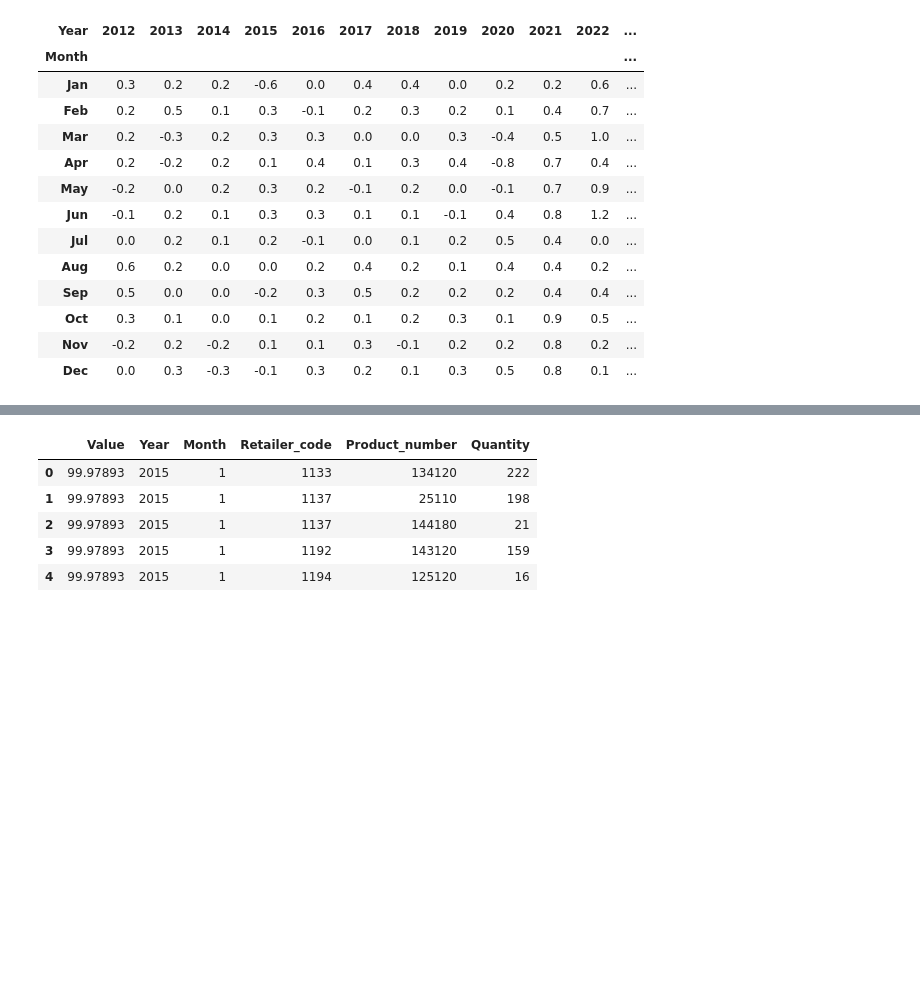
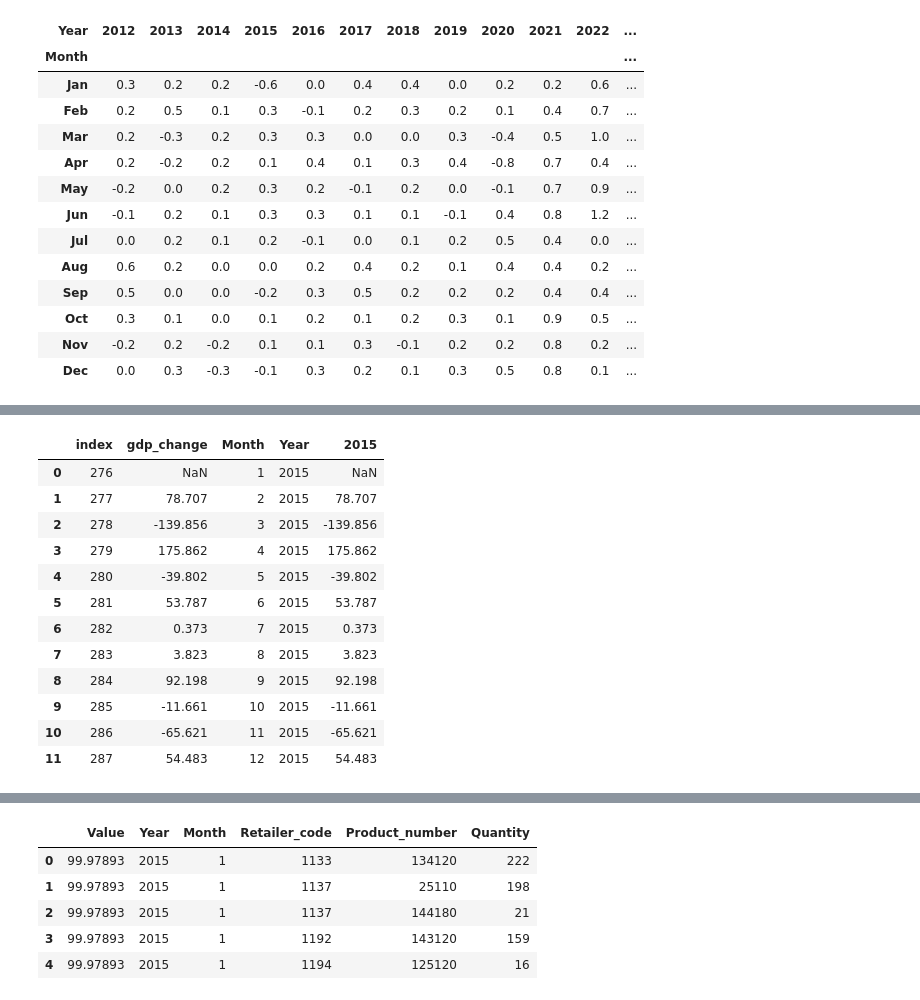
Before and after one commit to RenettaNelson/ADS-507---SQL-Data-Pipeline, a Jupyter notebook: ADS-507-01_group_3_wild_wonderful_sales.ipynb, the cells around one changed output, grey strips where cells are left out. Saved outputs shown, nothing was run; the diff lists cells and outputs as text; code cells hidden in the pictures; blank space fills up the shorter version.

```diff
--- a/ADS-507-01_group_3_wild_wonderful_sales.ipynb
+++ b/ADS-507-01_group_3_wild_wonderful_sales.ipynb
@@ -203,0 +274,3 @@ cpi_monthly_t
+# %%
+gdp_diff = pd.DataFrame(gdp_monthly_diff.iloc[0:12,:])
+gdp_diff
@@ -203,0 +291,17 @@ cpi_monthly_t
+# %%
+gdp_diff['2015'] = gdp_diff['gdp_change']
+gdp_diff
+# %% [output]
+|  | index | gdp_change | Month | Year | 2015 |
+| 0 | 276 | NaN | 1 | 2015 | NaN |
+| 1 | 277 | 78.707 | 2 | 2015 | 78.707 |
+| 2 | 278 | -139.856 | 3 | 2015 | -139.856 |
+| 3 | 279 | 175.862 | 4 | 2015 | 175.862 |
+| 4 | 280 | -39.802 | 5 | 2015 | -39.802 |
+| 5 | 281 | 53.787 | 6 | 2015 | 53.787 |
+| 6 | 282 | 0.373 | 7 | 2015 | 0.373 |
+| 7 | 283 | 3.823 | 8 | 2015 | 3.823 |
+| 8 | 284 | 92.198 | 9 | 2015 | 92.198 |
+| 9 | 285 | -11.661 | 10 | 2015 | -11.661 |
+| 10 | 286 | -65.621 | 11 | 2015 | -65.621 |
+| 11 | 287 | 54.483 | 12 | 2015 | 54.483 |
```
Also changed, not shown: parts of 15 cells of this notebook.
